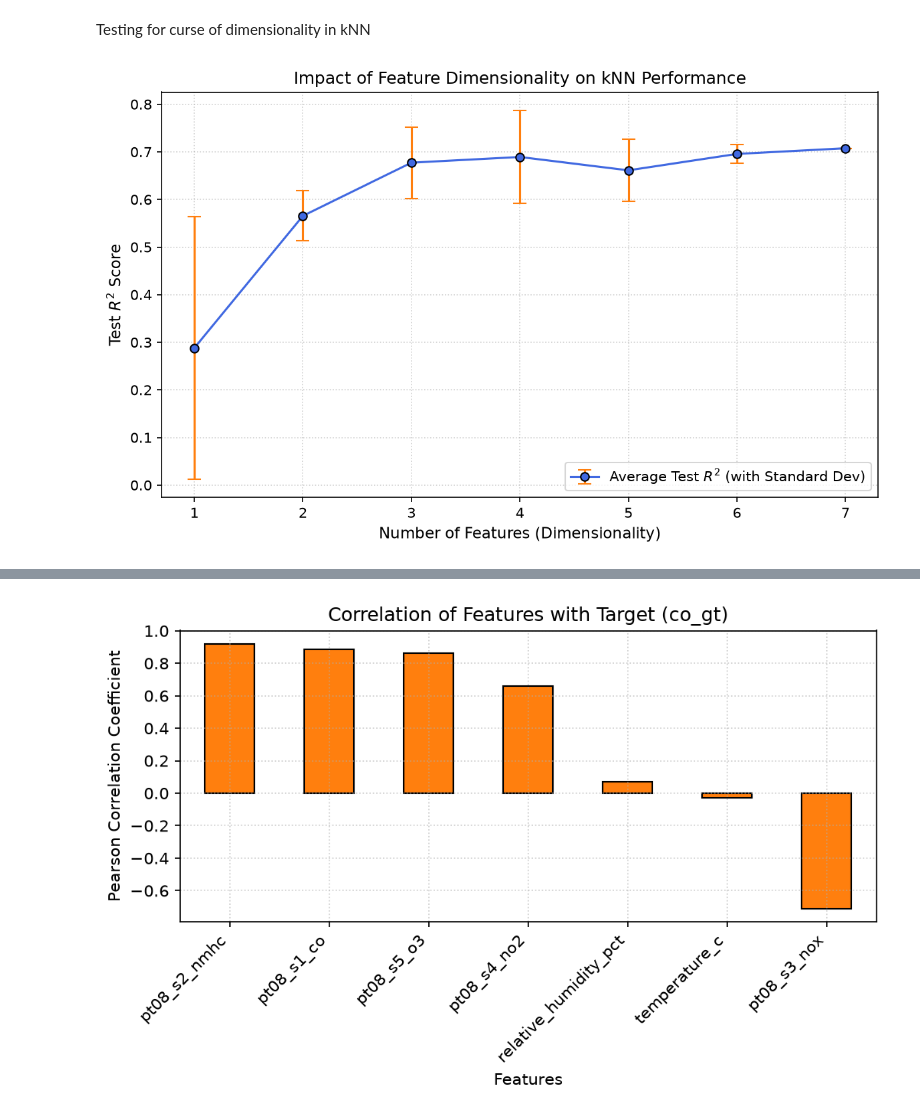
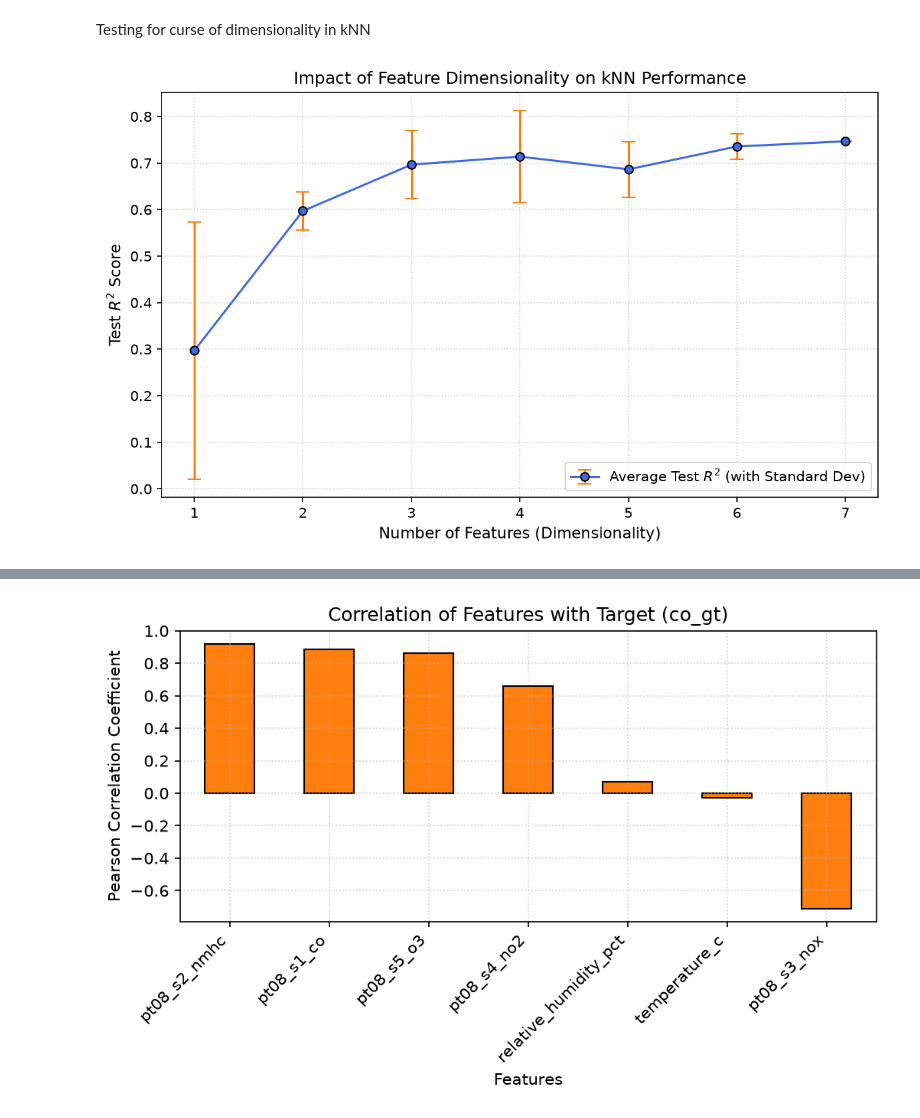
Before and after one commit to AMfromUofG/ENG4200-CW2-Group-Air_A, a Jupyter notebook: CW2_Air_A.ipynb, the cells around one changed output, grey strips where cells are left out. Saved outputs shown, nothing was run; the diff lists cells and outputs as text; code cells hidden in the pictures.

```diff
--- a/CW2_Air_A.ipynb
+++ b/CW2_Air_A.ipynb
@@ -353,10 +353,10 @@ dim_scores = {d: [] for d in dimensions}
 
 # Re-use the optimized kNN parameters found during grid search
 knn_experiment_model = KNN(
-    n_neighbors=9,
+    n_neighbors=18,
     weights='distance',
     metric='manhattan',
-    leaf_size=50
+    leaf_size=30
 )
 
 for d in dimensions:
@@ -377,34 +377,34 @@ for d in dimensions:
                 ("scale", StandardScaler())
             ]), sub_numeric_cols)
         ])
 
         experiment_pipeline = Pipeline([
             ('prep', sub_preprocess),
             ('model', knn_experiment_model)
         ])
 
         # Train and score
         experiment_pipeline.fit(X_tr_sub, y_train)
         score = experiment_pipeline.score(X_te_sub, y_test)
         dim_scores[d].append(score)
 
 # Compute average and standard deviation of scores for each dimension
 avg_scores = [np.mean(dim_scores[d]) for d in dimensions]
 std_scores = [np.std(dim_scores[d]) for d in dimensions]
 
 # Plot the results
 plt.figure(figsize=(8, 5), dpi=150)
 plt.errorbar(dimensions, avg_scores, yerr=std_scores, fmt='-o', color='royalblue', ecolor='tab:orange', capsize=5, elinewidth=1.5, markeredgecolor='black', label='Average Test $R^2$ (with Standard Dev)')
 plt.title('Impact of Feature Dimensionality on kNN Performance')
 plt.xlabel('Number of Features (Dimensionality)', fontsize=11)
 plt.ylabel('Test $R^2$ Score', fontsize=11)
 plt.grid(True, linestyle=':', alpha=0.6)
 plt.xticks(dimensions)
 plt.legend(loc='lower right')
 plt.tight_layout()
 plt.show()
 # %% [output]
-[figure, old version]
+[figure, new version]
 # %%
 # Show that model is consistent across folds
 cv_results_knn = cross_validate(
```
Also changed, not shown: parts of 4 cells of this notebook.
